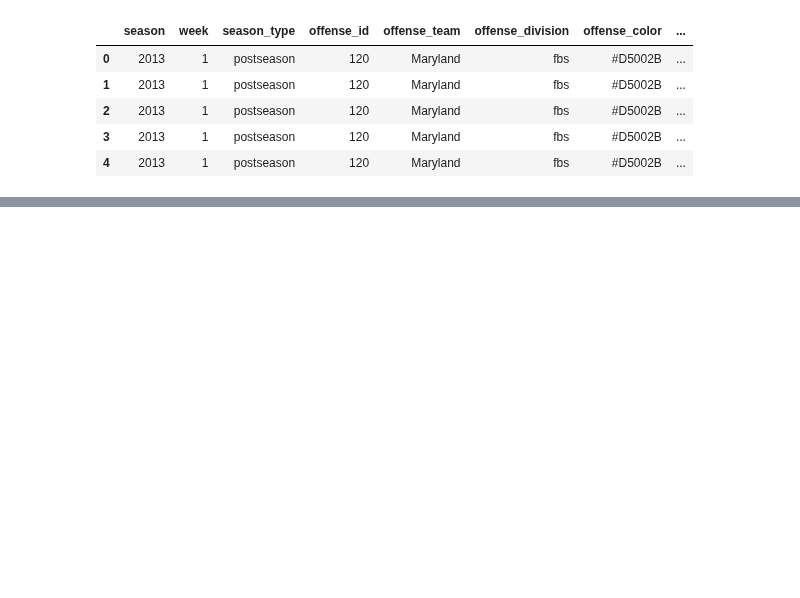
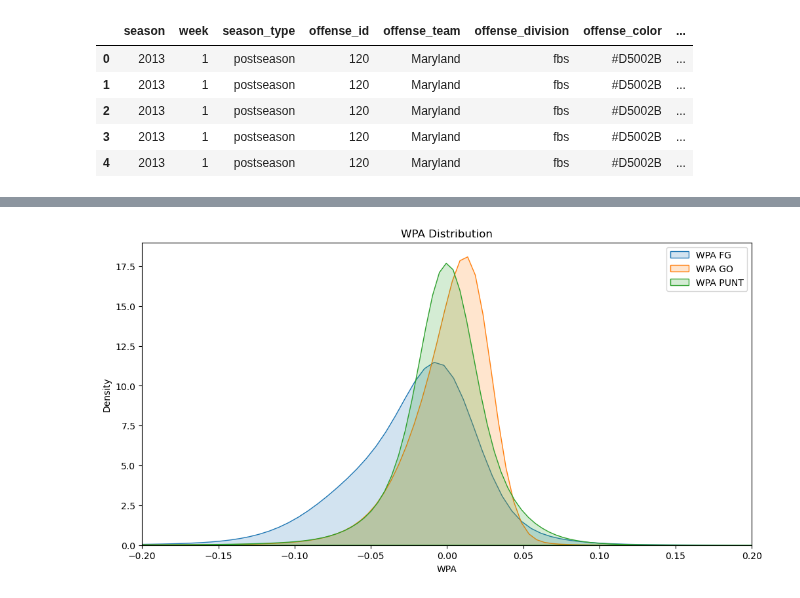
Before and after one commit to lneuendorf/4th-down-models, a Jupyter notebook: notebooks/generate_predictions.ipynb, the cells around one changed output, grey strips where cells are left out. Cells and saved outputs as stored; diff of their text form; code cells hidden in the pictures; blank space fills up the shorter version.

Commit message:
finished generating predictions

```diff
--- a/notebooks/generate_predictions.ipynb
+++ b/notebooks/generate_predictions.ipynb
@@ -808,7 +795,7 @@ fourth_down_data = (
 fourth_down_probas = []
 for model in tqdm(fourth_down_models, desc='Predicting Fourth Down probabilities'):
     dmatrix = xgb.DMatrix(fourth_down_data)
-    probas_fourth_down = model.predict(dmatrix).reshape(-1, 1).round(3)
+    probas_fourth_down = model.predict(dmatrix).reshape(-1, 1).round(4)
     fourth_down_probas.append(probas_fourth_down)
 fourth_down_probas_matrix = np.hstack(fourth_down_probas)
 
@@ -927,7 +914,7 @@ for model in tqdm(wp_models, desc='Predicting win probabilities after 4th Down C
     probas[game_over_win] = 1.0
     probas[game_over_loss] = 0.0
 
-    wp_convert_probas.append(probas.round(3))
+    wp_convert_probas.append(probas.round(4))
 wp_convert_probas_matrix = np.hstack(wp_convert_probas)
 
 wp_fail_probas = []
@@ -935,7 +922,7 @@ for model in tqdm(wp_models, desc='Predicting win probabilities after 4th Down F
     dmatrix = xgb.DMatrix(wp_fail_data)
 
     # the "1 -" here is to flip the WP back to the team that is attempting the 4th down
-    probas = (1 - model.predict(dmatrix).reshape(-1, 1)).round(3)
+    probas = (1 - model.predict(dmatrix).reshape(-1, 1)).round(4)
 
     # Set WP to 1 or 0 if the game is over after the FG
     probas[(wp_fail_data['pct_game_played'] == 1.0) & ((-1 * wp_fail_data['score_diff']) > 0)] = 1.0
@@ -1032,7 +1019,7 @@ wp_data = (
 yards_to_goals = []
 for model in tqdm(punt_models, desc='Predicting receiving team yards to goal'):
     dmatrix = xgb.DMatrix(punt_data)
-    ytg = model.predict(dmatrix).reshape(-1, 1).round(3)
+    ytg = model.predict(dmatrix).reshape(-1, 1).round(4)
     yards_to_goals.append(ytg)
 yards_to_goals_matrix = np.hstack(yards_to_goals)
 
@@ -1049,7 +1036,7 @@ for yards_to_goal in tqdm(yards_to_goals, desc='Making WP Predictions using pred
         dmatrix = xgb.DMatrix(wp_data)
 
         # the "1 -" here is to flip the WP back to the team that is punting
-        probas = (1 - model.predict(dmatrix).reshape(-1, 1)).round(3)
+        probas = (1 - model.predict(dmatrix).reshape(-1, 1)).round(4)
 
         # Set WP to 1 or 0 if the game is over after the punt
         probas[(wp_data['pct_game_played'] == 1.0) & ((-1 * wp_data['score_diff']) > 0)] = 1.0
@@ -1287,0 +1334,16 @@ res[cols].head(50)
+# %%
+# plot a kde plot of wpa_fg, wpa_go, and wpa_punt using seaborn
+import seaborn as sns
+plt.figure(figsize=(12, 6))
+BW=6
+sns.kdeplot(data=res, x='wpa_fg', label='WPA FG', fill=True, alpha=0.2, bw_adjust=BW)
+sns.kdeplot(data=res, x='wpa_go', label='WPA GO', fill=True, alpha=0.2, bw_adjust=BW)
+sns.kdeplot(data=res, x='wpa_punt', label='WPA PUNT', fill=True, alpha=0.2, bw_adjust=BW)
+plt.xlim(-.2, .2)
+plt.xlabel('WPA')
+plt.ylabel('Density')
+plt.title('WPA Distribution')
+plt.legend()
+plt.show()
+# %% [output]
+[figure, added]
```
Also changed, not shown: parts of 17 cells of this notebook.
